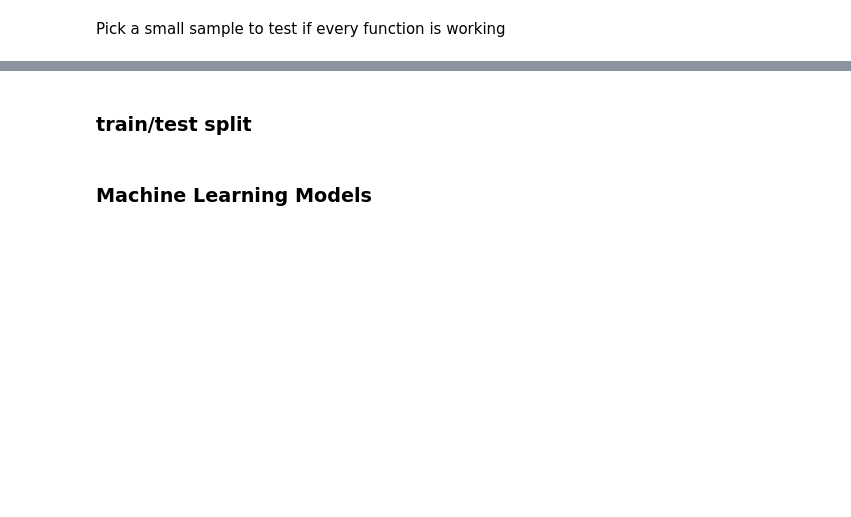
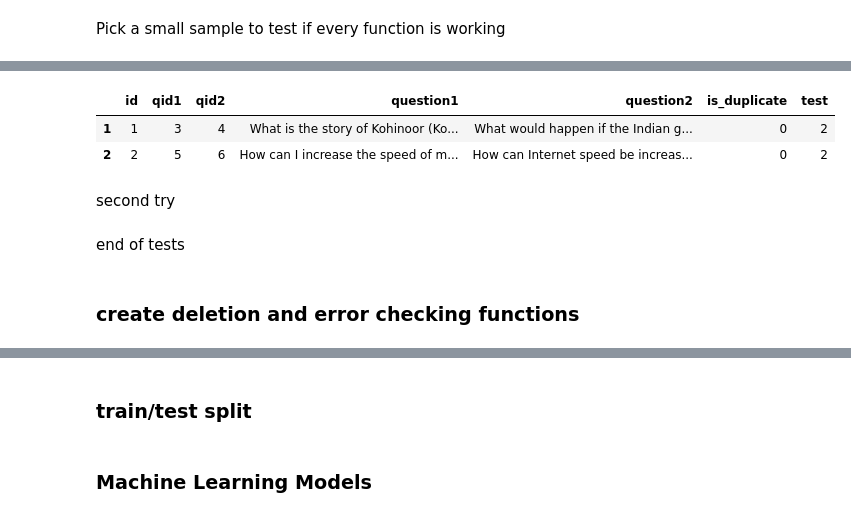
Before and after one commit to Marcelobbr/Kaggle_Quora, a Jupyter notebook: kaggle_quora.ipynb, the cells around one changed output, grey strips where cells are left out. Saved outputs shown, nothing was run; the diff lists cells and outputs as text; code cells hidden in the pictures; blank space fills up the shorter version.

```diff
--- a/kaggle_quora.ipynb
+++ b/kaggle_quora.ipynb
@@ -291,0 +374,6 @@ def make_dist_features(data):
+# %%
+quora_train = quora_train_all[1:3]
+# %%
+v1 = []
+v2 = []
+quora_train = make_vector_features(quora_train, v1, v2)
@@ -291,0 +389,7 @@ def make_dist_features(data):
+# %%
+data_id = quora_train['id']
+data_id = pandas.DataFrame(data_id)
+# %%
+for column in quora_train:
+    data_id[column] = quora_train[column]
+data_id['test'] = 2
@@ -291,0 +398,8 @@ def make_dist_features(data):
+# %%
+data_id
+# %% [output]
+|  | id | qid1 | qid2 | question1 | question2 | is_duplicate | test |
+| 1 | 1 | 3 | 4 | What is the story of Kohinoor (Ko... | What would happen if the Indian g... | 0 | 2 |
+| 2 | 2 | 5 | 6 | How can I increase the speed of m... | How can Internet speed be increas... | 0 | 2 |
+# %% [markdown]
+second try
@@ -291,0 +411,2 @@ def make_dist_features(data):
+# %% [markdown]
+end of tests
@@ -292 +436,3 @@ def make_dist_features(data):
+# %% [markdown]
+### create deletion and error checking functions
 # %% [markdown]
```
Also changed, not shown: parts of 112 cells of this notebook.
